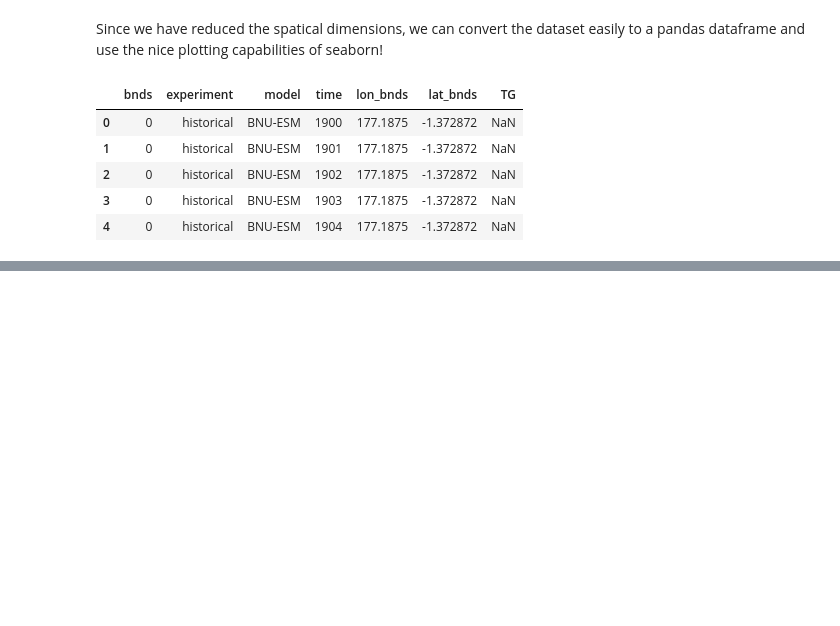
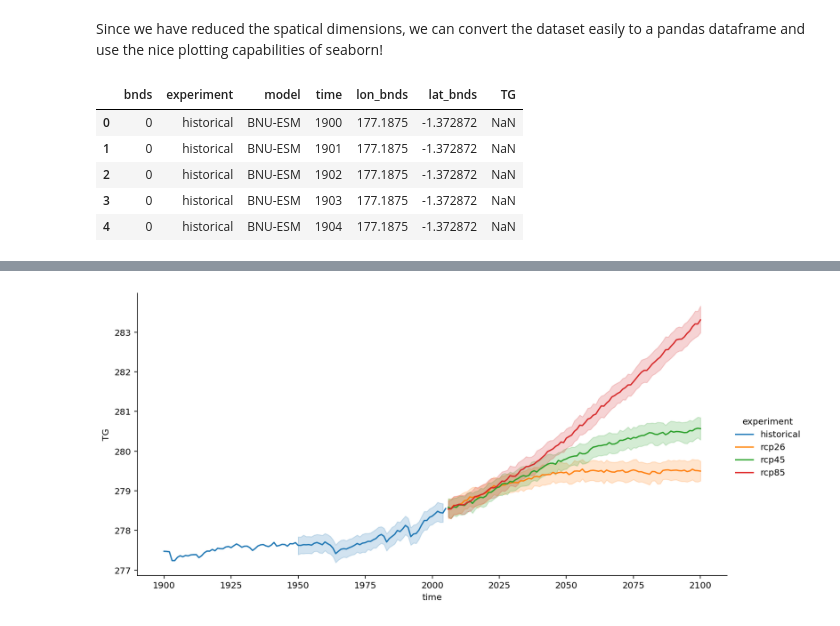
Before and after one commit to larsbuntemeyer/notebooks, a Jupyter notebook: climdex-catalog.ipynb, the cells around one changed output, grey strips where cells are left out. Saved outputs shown, nothing was run; the diff lists cells and outputs as text; code cells hidden in the pictures; blank space fills up the shorter version.

```diff
--- a/climdex-catalog.ipynb
+++ b/climdex-catalog.ipynb
@@ -373,0 +399,9 @@ sns.relplot(data=df_all,
+# %%
+sel_rows = df_all.loc[(df_all.experiment == 'historical') & (df_all.time > 2005)].index
+df_clean = df_all.drop(sel_rows, axis=0)
+# %%
+sns.relplot(data=df_clean,
+            x="time", y="TG", hue='experiment',
+            kind="line", ci=95, aspect=2);
+# %% [output]
+[figure, added]
```
Also changed, not shown: parts of 6 cells of this notebook.
